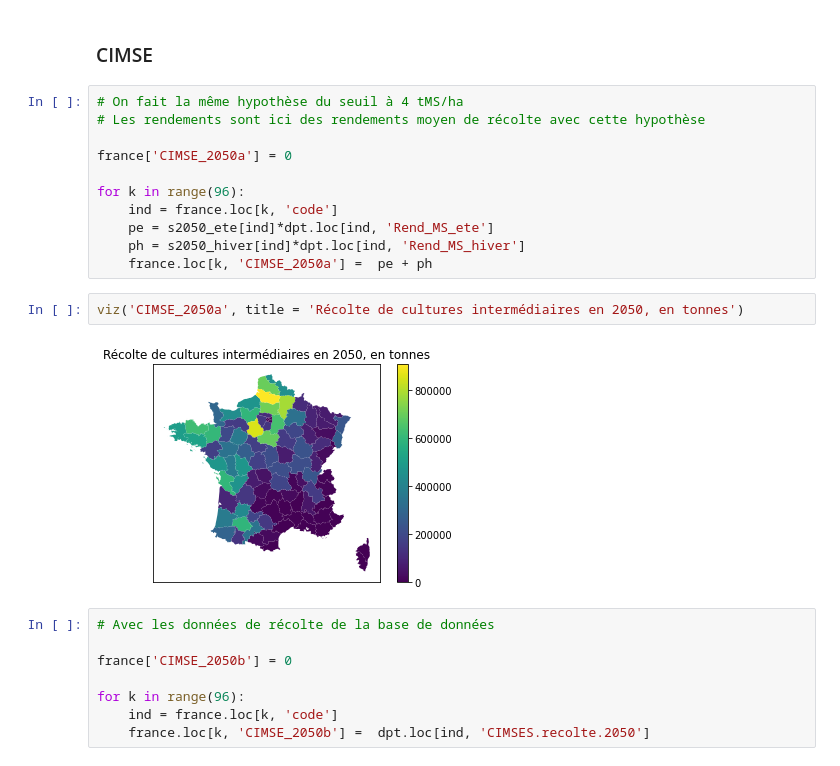
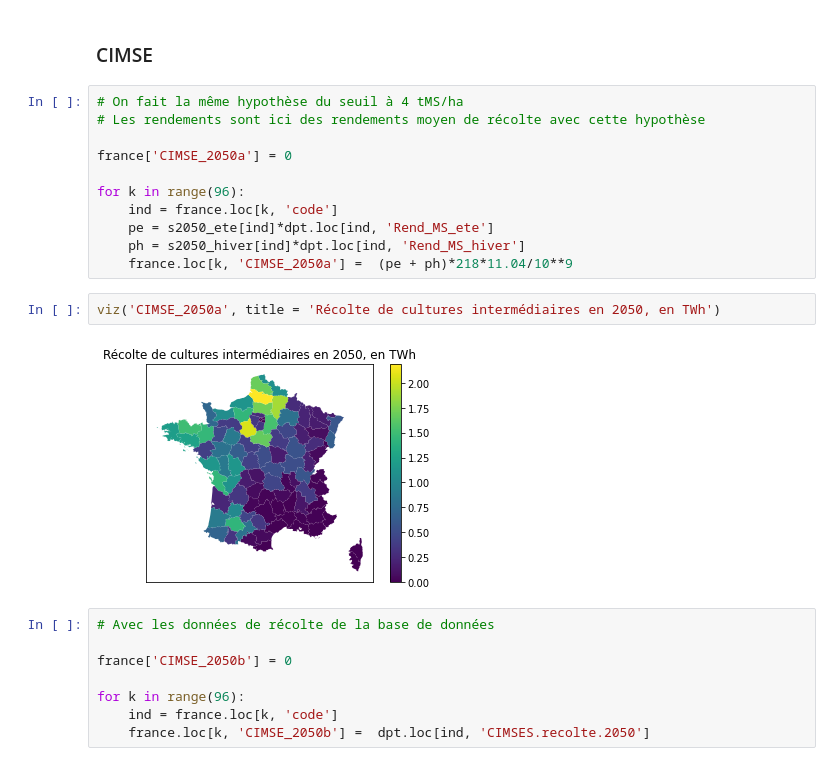
Before and after one commit to 20castro/Mini-projet_Biogaz, a Jupyter notebook: Gisement.ipynb, the cells around one changed output. Drawn from its saved outputs; the diff is of its cells as text.

```diff
--- a/Gisement.ipynb
+++ b/Gisement.ipynb
@@ -726,11 +796,11 @@ for k in range(96):
     ind = france.loc[k, 'code']
     pe = s2050_ete[ind]*dpt.loc[ind, 'Rend_MS_ete']
     ph = s2050_hiver[ind]*dpt.loc[ind, 'Rend_MS_hiver']
-    france.loc[k, 'CIMSE_2050a'] =  pe + ph
+    france.loc[k, 'CIMSE_2050a'] =  (pe + ph)*218*11.04/10**9
 # %%
-viz('CIMSE_2050a', title = 'Récolte de cultures intermédiaires en 2050, en tonnes')
+viz('CIMSE_2050a', title = 'Récolte de cultures intermédiaires en 2050, en TWh')
 # %% [output]
-[figure, old version]
+[figure, new version]
 # %%
 # Avec les données de récolte de la base de données
 
```
Also changed, not shown: parts of 59 cells of this notebook, 3 other files.
